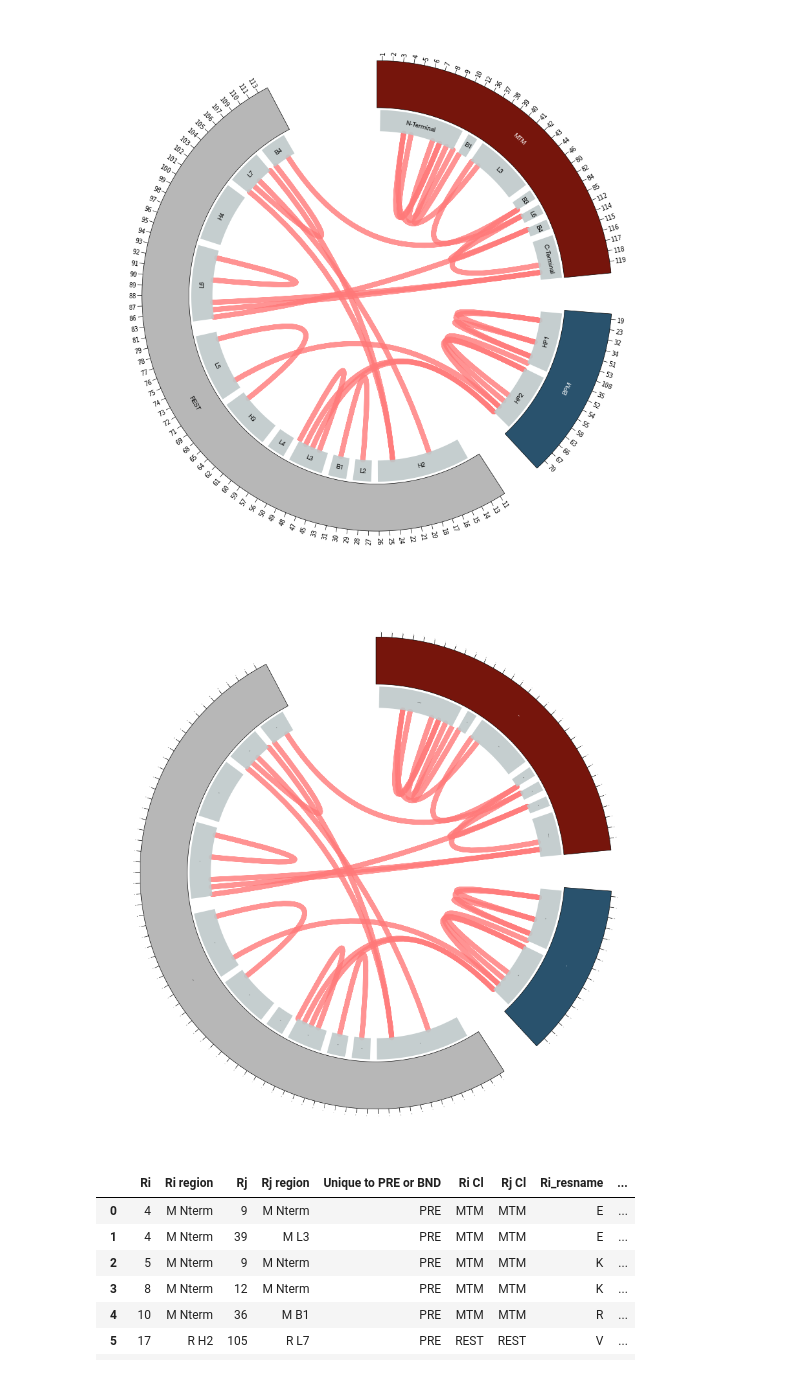
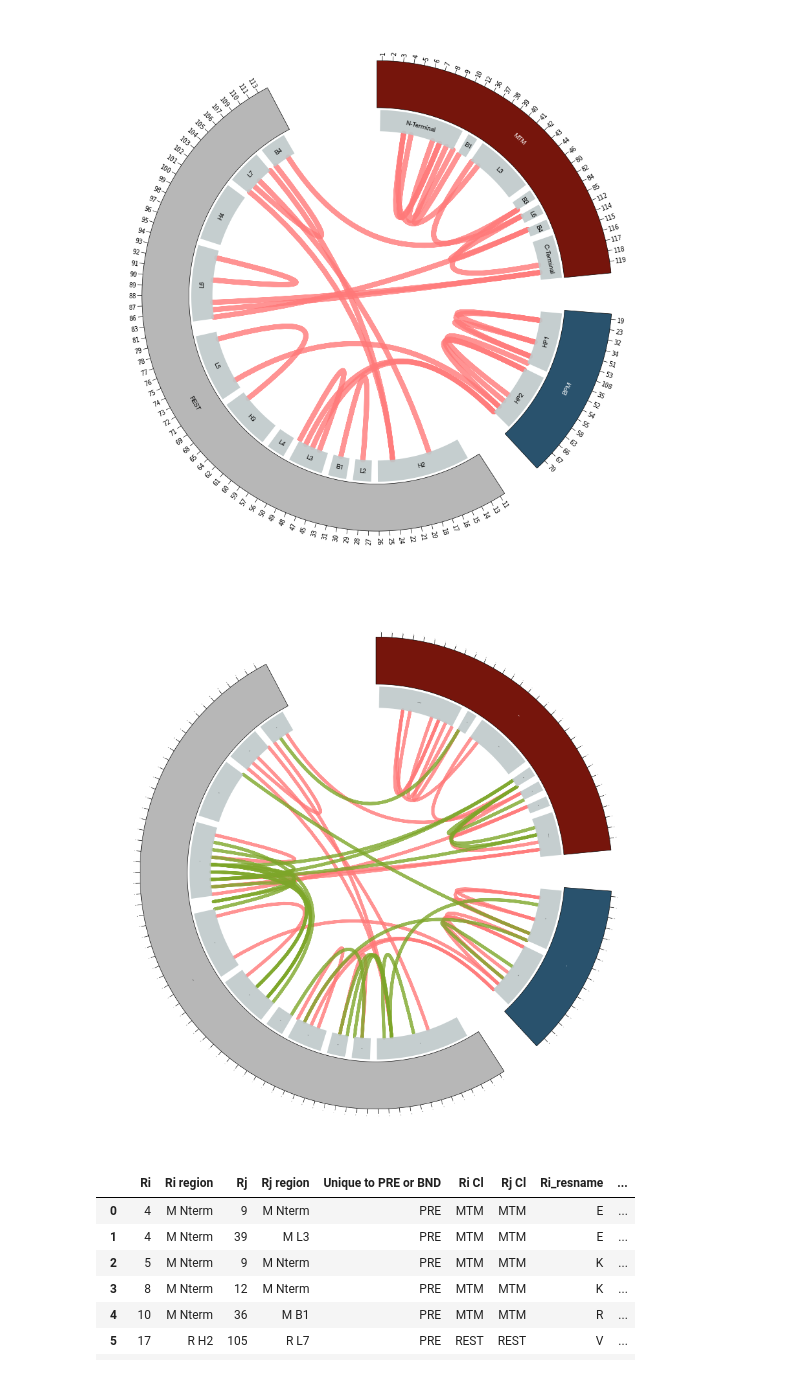
Before and after one commit to CSB-Thukral-Lab/LC3_conformations_scripts_data, a Jupyter notebook: scripts/intra_protein_contacts/state_specific_contacts/unique_contacts_pre_vs_bnd.ipynb, the cells around one changed output. Saved outputs shown, nothing was run; the diff lists cells and outputs as text; code cells hidden in the pictures.

```diff
--- a/scripts/intra_protein_contacts/state_specific_contacts/unique_contacts_pre_vs_bnd.ipynb
+++ b/scripts/intra_protein_contacts/state_specific_contacts/unique_contacts_pre_vs_bnd.ipynb
@@ -508,34 +508,39 @@ for i in pockets_L:
                       alpha=0.9)
     rect_track_2.text('%s'%i[0],((i[1]+i[2])/2)+0.5,size=0, color="black",fontname="Helvetica Neue",weight='bold')
 
 rect_track_3 = circos.sectors[2].add_track((70, 79))
 for i in rest_region:
     rect_track_3.rect(i[1]+0.4,i[2]+0.6,ec="black", lw=0.0, color='#BFC9CA',
                       alpha=0.9)
     rect_track_3.text('%s'%i[0],((i[1]+i[2])/2)+0.5,size=0, color="black",fontname="Helvetica Neue",weight='bold')
 
 
 
 
 for fr, to, fr_reg, to_reg, uniq_to in zip(contact_data_df['Ri'],
                                                      contact_data_df['Rj'],
                                                      contact_data_df['Ri Cl'],
                                                      contact_data_df['Rj Cl'],
                                                       contact_data_df['Unique to PRE or BND']):
 
     if uniq_to=='PRE':
 #         if fr_reg=='BPM' or to_reg=='BPM':
             res_i_ind=index_ret(fr_reg,fr)
             res_j_ind=index_ret(to_reg,to)
             circos.link((fr_reg, res_i_ind+0.6, res_i_ind+0.6), (to_reg, res_j_ind+0.6, res_j_ind+0.6),
-                        linewidth=abs(0.7)*8,color='#FF7878',alpha=0.8)
-
+                        linewidth=abs(0.7)*5,color='#FF7878',alpha=0.8)
+    elif uniq_to=='BND':
+#         if fr_reg=='BPM' or to_reg=='BPM':
+            res_i_ind=index_ret(fr_reg,fr)
+            res_j_ind=index_ret(to_reg,to)
+            circos.link((fr_reg, res_i_ind+0.6, res_i_ind+0.6), (to_reg, res_j_ind+0.6, res_j_ind+0.6),
+                        linewidth=abs(0.7)*5,color='#7DA629',alpha=0.8)
 
 
 
 fig = circos.plotfig()
 
-plt.savefig('../../../plots/intra_protein_contacts/state_specific_contacts/UNIQ_CONTACTS_PRE_compared_with_BND_for_paper.png',
+plt.savefig('../../../plots/intra_protein_contacts/state_specific_contacts/UNIQ_CONTACTS_PRE_VS_BND_compared_for_paper.png',
             dpi=700,transparent=True,bbox_inches='tight')
 # %% [output]
-[figure, old version]
+[figure, new version]
```
Also changed, not shown: parts of 1 cell of this notebook, 45 other files.
